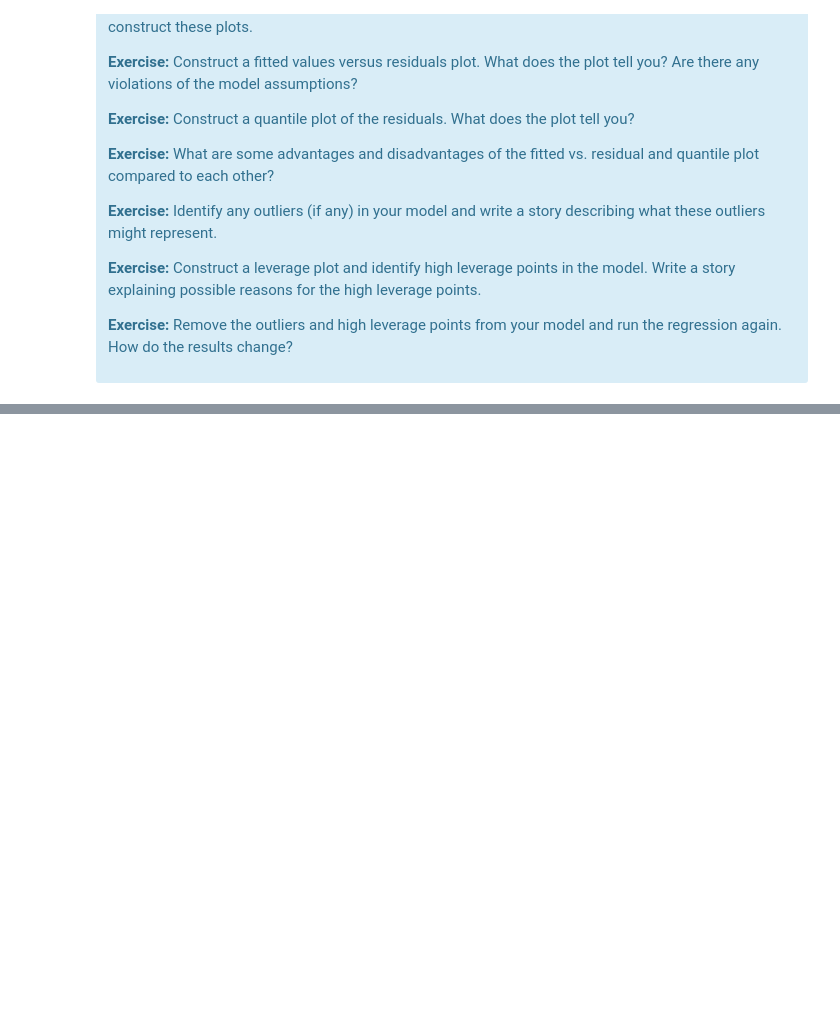
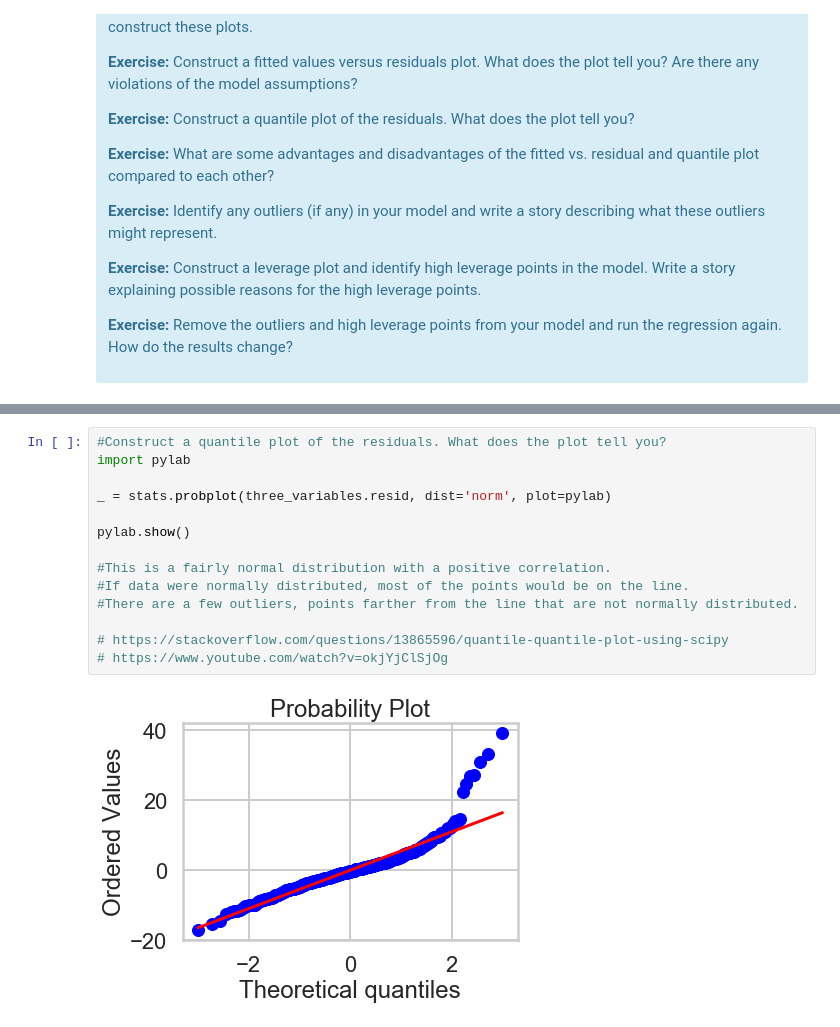
Before and after one commit to mightysquirrely/Springboard-Mini-Projects, a Jupyter notebook: Mini_Project_Linear_Regression.ipynb, the cells around one changed output, grey strips where cells are left out. Saved outputs shown, nothing was run; the diff lists cells and outputs as text; blank space fills up the shorter version.

```diff
--- a/Mini_Project_Linear_Regression.ipynb
+++ b/Mini_Project_Linear_Regression.ipynb
@@ -826,0 +899,16 @@ There are some other issues that are important investigate with linear regressio
+# %%
+#Construct a quantile plot of the residuals. What does the plot tell you?
+import pylab
+
+_ = stats.probplot(three_variables.resid, dist='norm', plot=pylab)
+
+pylab.show()
+
+#This is a fairly normal distribution with a positive correlation.
+#If data were normally distributed, most of the points would be on the line.
+#There are a few outliers, points farther from the line that are not normally distributed.
+
+# https://stackoverflow.com/questions/13865596/quantile-quantile-plot-using-scipy
+# https://www.youtube.com/watch?v=okjYjClSjOg
+# %% [output]
+[figure, added]
```
Also changed, not shown: parts of 15 cells of this notebook.
